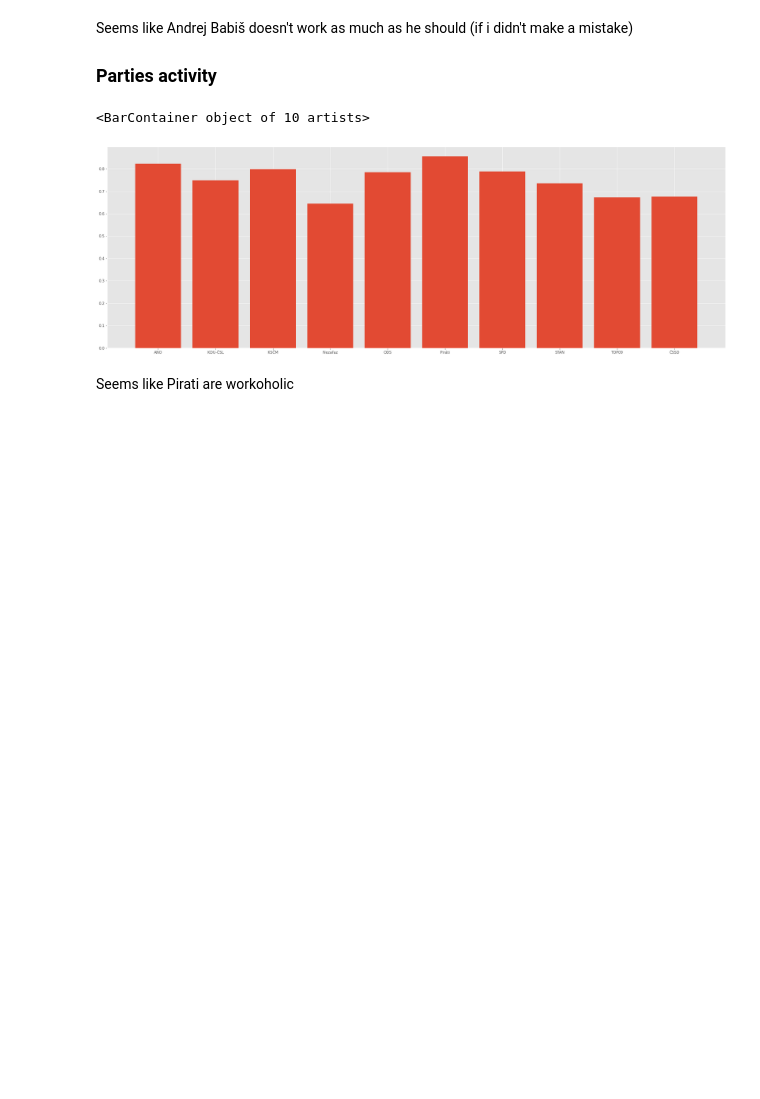
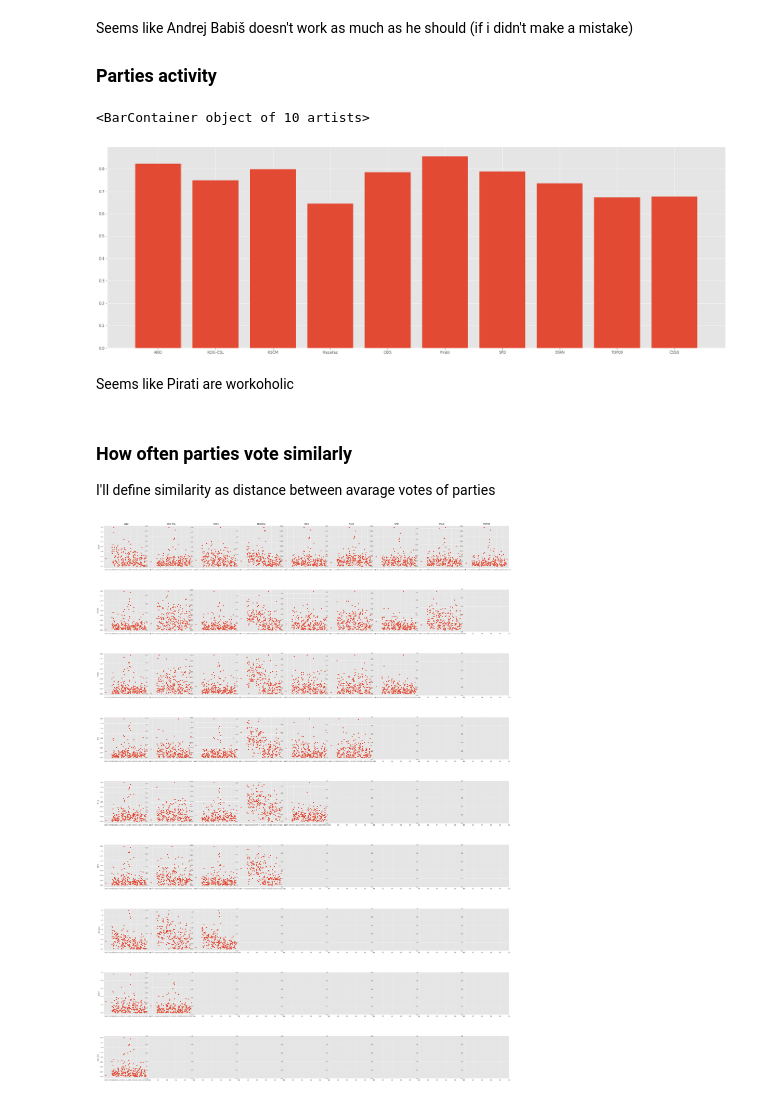
Before and after one commit to baturevychvitalii/data_science, a Jupyter notebook: 01/homework_01_B201.ipynb, the cells around one changed output. Saved outputs shown, nothing was run; the diff lists cells and outputs as text; code cells hidden in the pictures; blank space fills up the shorter version.

Commit message:
50-50 working parties similarity

```diff
--- a/01/homework_01_B201.ipynb
+++ b/01/homework_01_B201.ipynb
@@ -351,3 +353,40 @@ plt.bar(names, activity_percentages)
 [figure]
 # %% [markdown]
 Seems like Pirati are workoholic
+# %% [markdown]
+### How often parties vote similarly
+I'll define similarity as distance between avarage votes of parties
+# %%
+def avarage_decision(dataframe):
+    local = dataframe['Rozhodnuti']
+    return local.replace({'A':1,'N':-1,'M':0,'0':0, 'Z':0}).sum() / len(local) if len(local) != 0 else 0
+
+def similarity_value(klub_a, klub_b, date):
+    hlasy_date = hlasy[hlasy['Datum'] == date]
+    hlasy_a = avarage_decision(hlasy_date[hlasy_date['Klub']==klub_a])
+    hlasy_b = avarage_decision(hlasy_date[hlasy_date['Klub']==klub_b])
+    return abs(hlasy_a - hlasy_b)
+# %%
+dates = hlasy['Datum'].unique()
+dates.sort()
+parties = hlasy['Klub'].unique()
+parties.sort()
+
+reverse_parties = parties[::-1]
+
+fig, ax = plt.subplots(len(parties) - 1, len(parties) - 1,
+    figsize=(5 * len(parties),7*len(parties)),
+    gridspec_kw={'hspace': 0.5, 'wspace': 0})
+
+xrange = len(parties)
+for x in range(xrange - 1):
+    ax[0,x].set_title(parties[x])
+
+for y_party in range(len(reverse_parties) - 1):
+    ax[y_party,0].set_ylabel(reverse_parties[y_party])
+    xrange -= 1
+    for x_party in range(xrange):
+        # compute similarity value between x and y party in each day
+        ax[y_party, x_party].plot_date(dates,[similarity_value(parties[x_party],reverse_parties[y_party],d) for d in dates])
+# %% [output]
+[figure, added]
```
Also changed, not shown: parts of 2 cells of this notebook.
